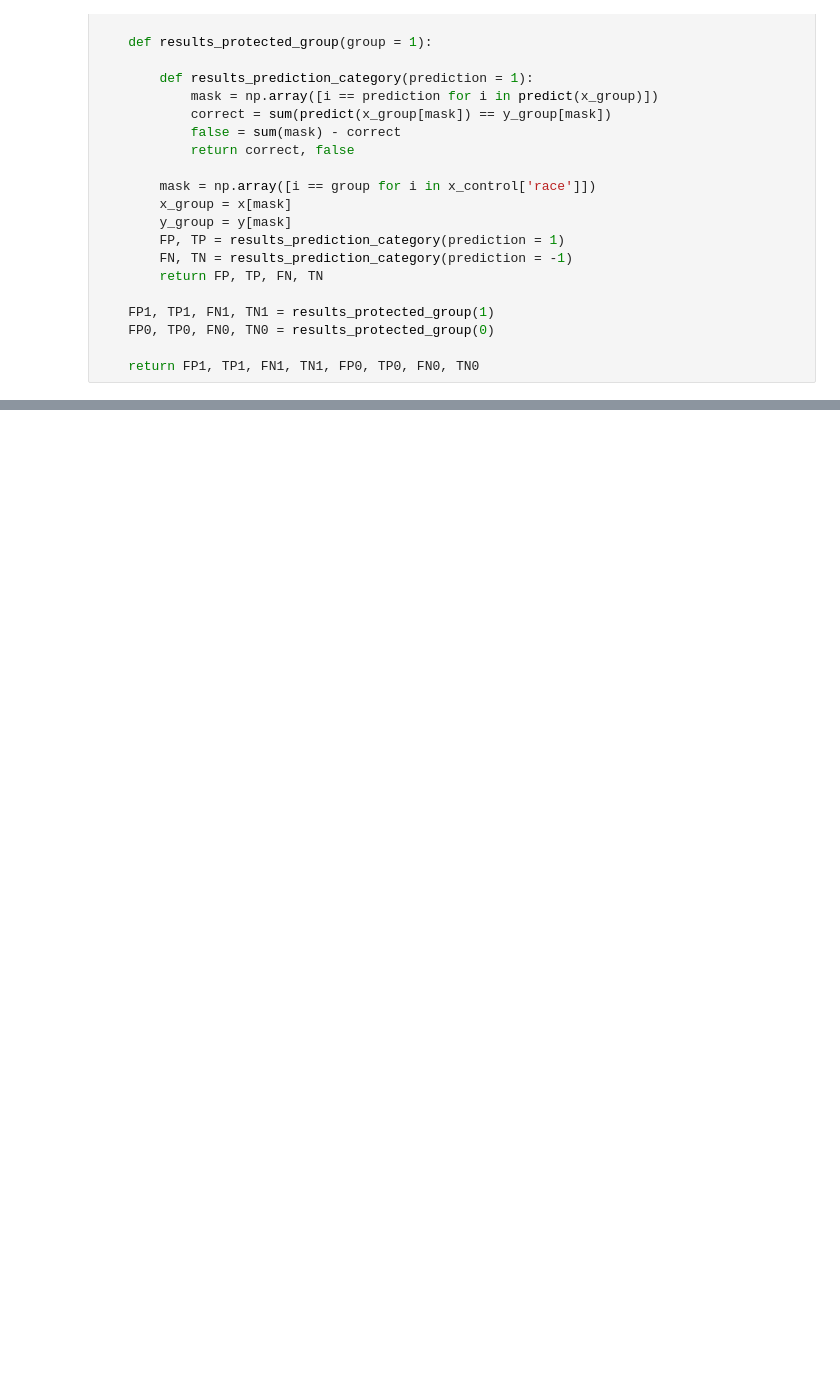
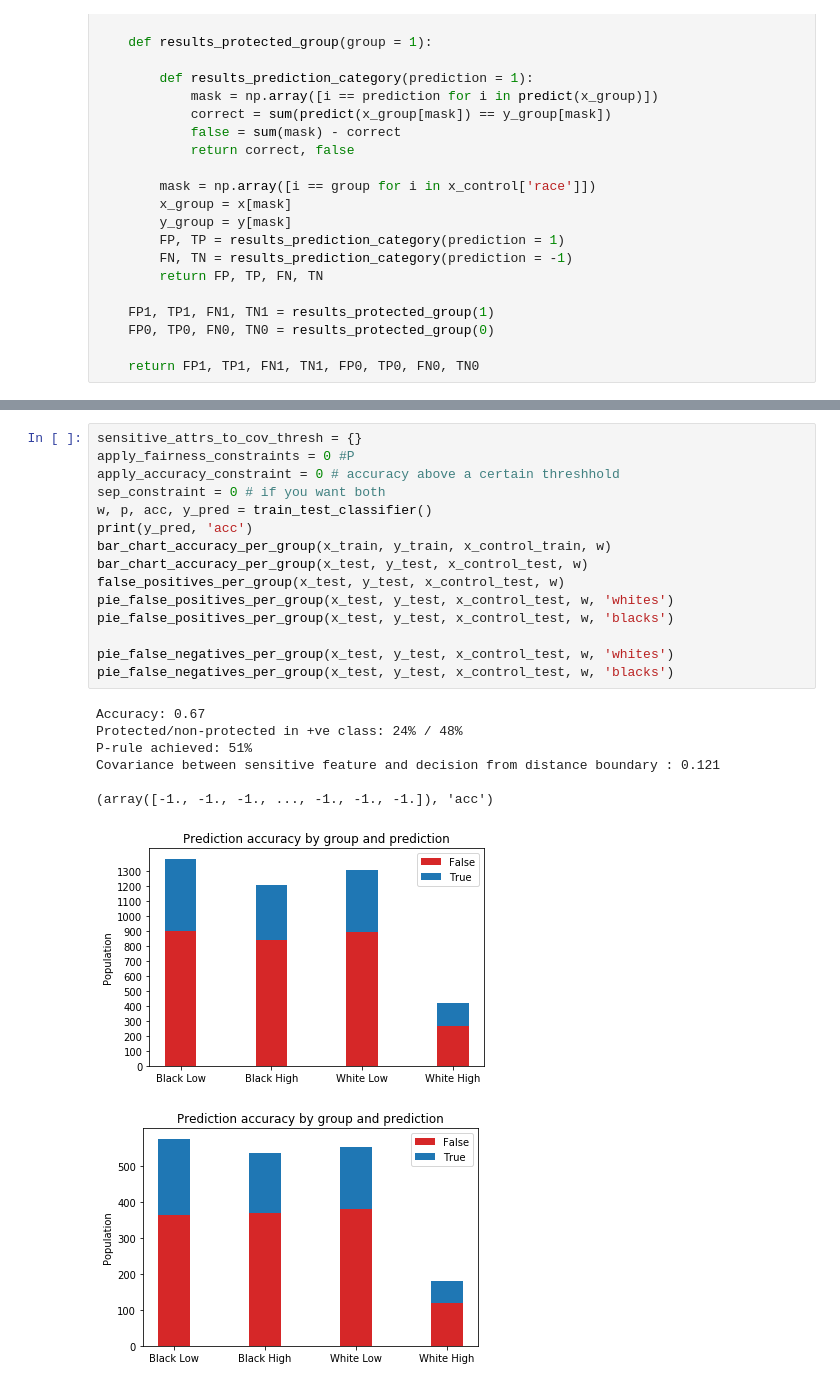
Before and after one commit to neha01mittal/compas-recidivism-racial-bias, a Jupyter notebook: fairness-aware-models.ipynb, the cells around one changed output, grey strips where cells are left out. Cells and saved outputs as stored; diff of their text form; blank space fills up the shorter version.

```diff
--- a/fairness-aware-models.ipynb
+++ b/fairness-aware-models.ipynb
@@ -167,2 +235,26 @@ def bar_chart_accuracy_per_group(x, y, x_control, w, mode = 'positve-negative'):
 
     return(plt.show())
+# %%
+sensitive_attrs_to_cov_thresh = {}
+apply_fairness_constraints = 0 #P
+apply_accuracy_constraint = 0 # accuracy above a certain threshhold
+sep_constraint = 0 # if you want both
+w, p, acc, y_pred = train_test_classifier()
+print(y_pred, 'acc')
+bar_chart_accuracy_per_group(x_train, y_train, x_control_train, w)
+bar_chart_accuracy_per_group(x_test, y_test, x_control_test, w)
+false_positives_per_group(x_test, y_test, x_control_test, w)
+pie_false_positives_per_group(x_test, y_test, x_control_test, w, 'whites')
+pie_false_positives_per_group(x_test, y_test, x_control_test, w, 'blacks')
+
+pie_false_negatives_per_group(x_test, y_test, x_control_test, w, 'whites')
+pie_false_negatives_per_group(x_test, y_test, x_control_test, w, 'blacks')
+# %% [output]
+Accuracy: 0.67
+Protected/non-protected in +ve class: 24% / 48%
+P-rule achieved: 51%
+Covariance between sensitive feature and decision from distance boundary : 0.121
+
+(array([-1., -1., -1., ..., -1., -1., -1.]), 'acc')
+[figure, added]
+[figure, added]
```
Also changed, not shown: parts of 22 cells of this notebook.
